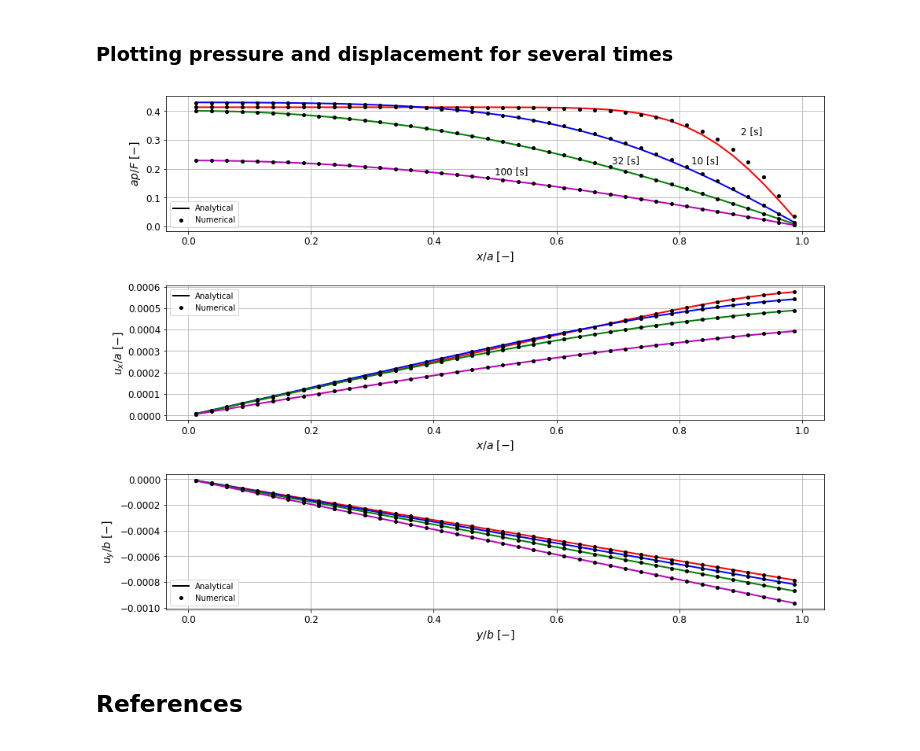
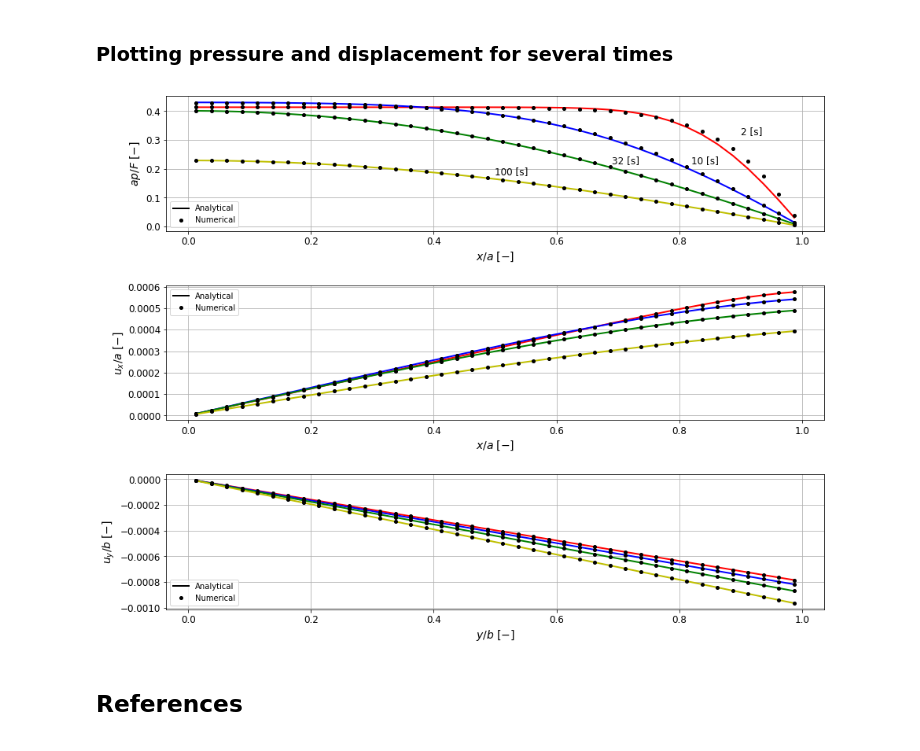
Before and after one commit to jhabriel/pp-implementations, a Jupyter notebook: poroelasticity/mandel/mandel.ipynb, the cells around one changed output. Drawn from its saved outputs; the diff is of its cells as text; code cells hidden in the pictures.

```diff
--- a/poroelasticity/mandel/mandel.ipynb
+++ b/poroelasticity/mandel/mandel.ipynb
@@ -416,7 +416,7 @@ sol['residual'] = np.array([],dtype=float)
 # Solver dictionary
 newton_param = dict()
 newton_param['tol'] = 1E-6       # maximum tolerance
-newton_param['max_iter'] = 20    # maximum number of iterations
+newton_param['max_iter'] = 2    # maximum number of iterations
 newton_param['res_norm'] = 1000  # initializing residual
 newton_param['iter'] = 1         # iteration
 # %% [markdown]
@@ -450,13 +450,14 @@ T = lambda u,bc_val_mech: S(u) + boundS(bc_val_mech)
 u_eq1 = lambda u,bc_val_mech: divS(T(u,bc_val_mech))
 
 # Momentum conservation equation (II)
-u_eq2 = lambda p: - gradP(p)
+u_eq2 = lambda p: gradP(p)
 
 # Darcy's law
 Q = lambda p: (1./mu_f) * (F(p) + boundF(bc_val_flow))
 
 # Mass conservation equation (I)
-p_eq1 = lambda u,u_n,bc_val_mech,bc_val_mech_n: alpha_biot * (divU(u-u_n) + boundDivU(bc_val_mech - bc_val_mech_n))
+p_eq1 = lambda u,u_n,bc_val_mech,bc_val_mech_n: alpha_biot * (divU(u-u_n) +
+                                                              boundDivU(bc_val_mech - bc_val_mech_n))
 
 # Mass conservation equation (II)
 p_eq2 = lambda p,p_n,dt:  (p - p_n) * S_m * V  + \
@@ -550,8 +551,11 @@ while times[tt] < times[-1]:
         sol['time'][tt] = times[tt]
         sol['traction'][tt] = T(u_ad.val,bc_val_mech[tt])
         sol['flux'][tt] = Q(p_ad.val)
+        print('Solving for t = {} [s]\n'.format(times[tt]))
 
     tt += 1 # increasing time counter
+
+    print('Solving for t = {} [s]\n'.format(times[tt]))
 
     ################################
     #  Solving the set of PDE's    #
@@ -588,13 +592,7 @@ while times[tt] < times[-1]:
         p_ad.val = p_ad.val + y[g.dim*g.num_cells:]   #
 
         newton_param['res_norm'] = np.linalg.norm(R)  # Updating residual
-
-        if newton_param['res_norm'] <= newton_param['tol'] and newton_param['iter'] <= newton_param['max_iter']:
-            print('Iter: {} \t Error: {:.8f} [m]'.format(newton_param['iter'],newton_param['res_norm']))
-        elif newton_param['iter'] > newton_param['max_iter']:
-            print('Error: Newton method did not converge!')
-        else:
-            newton_param['iter'] += 1
+        newton_param['iter'] += 1
 
     ################################
     #      Saving the variables    #
@@ -653,7 +651,7 @@ ax3 = plt.subplot(313)
 
 # Plot the solutions
 times_plot = [2,10,32,100]
-colors = ['r','b','g','m']
+colors = ['r','b','g','y']
 c_ind = 0
 
 for i in times_plot:
@@ -691,34 +689,34 @@ ax1.set_xlabel(r'$x/a \; [-]$',fontsize = 14)
 ax1.set_ylabel(r'$ap/F \; [-]$',fontsize = 14)
 ax1.grid(True)
 ax1.text(0.9, 0.32, '2 [s]',fontsize=12)
 ax1.text(0.82, 0.22, '10 [s]',fontsize=12)
 ax1.text(0.69, 0.22, '32 [s]',fontsize=12)
 ax1.text(0.5, 0.18, '100 [s]',fontsize=12)
 ax1.legend(loc='lower left')
 ax1.tick_params(axis='both',which='major',labelsize=12)
 
 ax2.plot([],[],'-k',linewidth = 2,label = 'Analytical')
 ax2.plot([],[],'ok',label = 'Numerical',markersize = 4)
 ax2.set_xlabel(r'$x/a \; [-]$',fontsize = 14)
 ax2.set_ylabel(r'$u_x/a \; [-]$',fontsize = 14)
 ax2.grid(True)
 ax2.legend(loc='upper left')
 ax2.tick_params(axis='both',which='major',labelsize=12)
 
 
 ax3.plot([],[],'-k',linewidth = 2,label = 'Analytical')
 ax3.plot([],[],'ok',label = 'Numerical',markersize=4)
 ax3.set_xlabel(r'$y/b \; [-]$',fontsize = 14)
 ax3.set_ylabel(r'$u_y/b \; [-]$',fontsize = 14)
 ax3.grid(True)
 ax3.legend(loc='lower left')
 ax3.tick_params(axis='both',which='major',labelsize=12)
 
 
 plt.subplots_adjust(hspace=0.4)
 plt.show()
 # %% [output]
-[figure, old version]
+[figure, new version]
 # %% [markdown]
 ## References
 <a id='ref'></a>
```
Also changed, not shown: parts of 1 cell of this notebook, 2 other files.
